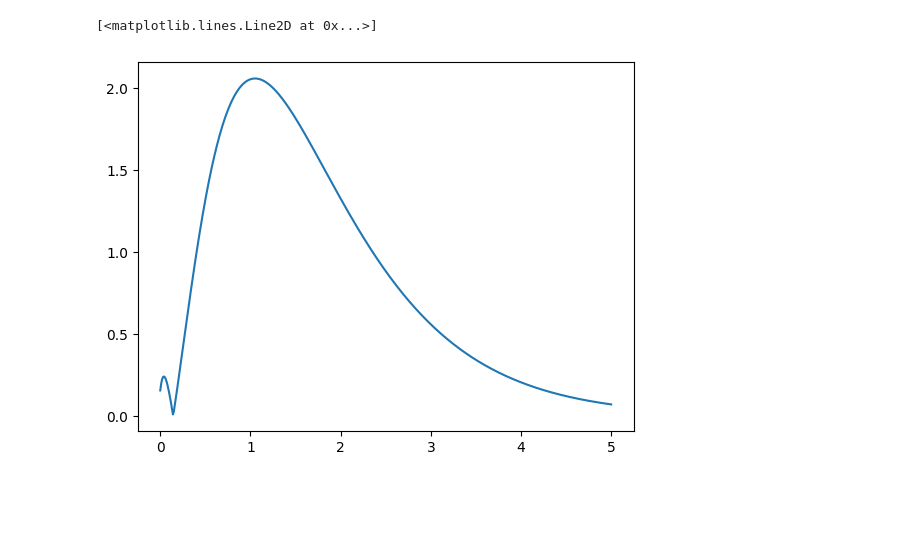
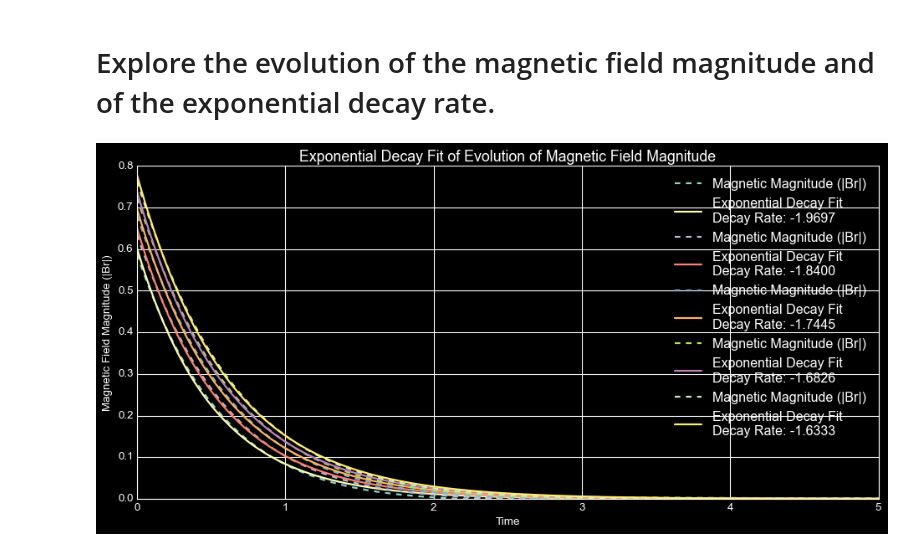
Before and after one commit to SohamMaji31072001/Galaxy-Dynamo-Simulations, a Jupyter notebook: step1_diffusion_equation.ipynb, the cells around one changed output. Drawn from its saved outputs; the diff is of its cells as text; code cells hidden in the pictures; blank space fills up the shorter version.

```diff
--- a/step1_diffusion_equation.ipynb
+++ b/step1_diffusion_equation.ipynb
@@ -58,5 +65,31 @@ plt.show()
-# %%
-plt.plot(np.linspace(0, T, Nt + 1), np.abs(evolution_at_r[:, 4]), label=f'r={R[4]:.2f}')
-# %% [output]
-[<matplotlib.lines.Line2D at 0x...>]
-[figure, removed]
+# %% [markdown]
+# Explore the evolution of the magnetic field magnitude and of the exponential decay rate.
+# %%
+import numpy as np
+import matplotlib.pyplot as plt
+from scipy.optimize import curve_fit
+
+
+# Define a function for exponential decay
+def Expo_decay_func(t, amplitude, decay_rate):
+    return amplitude * np.exp(decay_rate * t)
+
+# Extract time and magnetic field magnitude data
+Time = np.linspace(0, Total_Time, N_t + 1)
+
+# Plotting the fit
+plt.figure(figsize=(12, 6))
+for i in range(5):
+    B_magnitude = np.abs(evolution_at_r[:, i])  # Magnitude at a specific radial position
+    plt.plot(Time, B_magnitude, label='Magnetic Magnitude (|Br|)', linestyle='--')
+    # Fit the data to the exponential decay model
+    fit_params, _ = curve_fit(Expo_decay_func, Time, B_magnitude)
+    plt.plot(Time, Expo_decay_func(Time, *fit_params),  label=f'Exponential Decay Fit\nDecay Rate: {fit_params[1]:.4f}')
+plt.xlabel('Time')
+plt.ylabel('Magnetic Field Magnitude (|Br|)')
+plt.title('Exponential Decay Fit of Evolution of Magnetic Field Magnitude')
+plt.legend()
+plt.tight_layout()
+plt.show()
+# %% [output]
+[figure, added]
```
Also changed, not shown: parts of 8 cells of this notebook.
